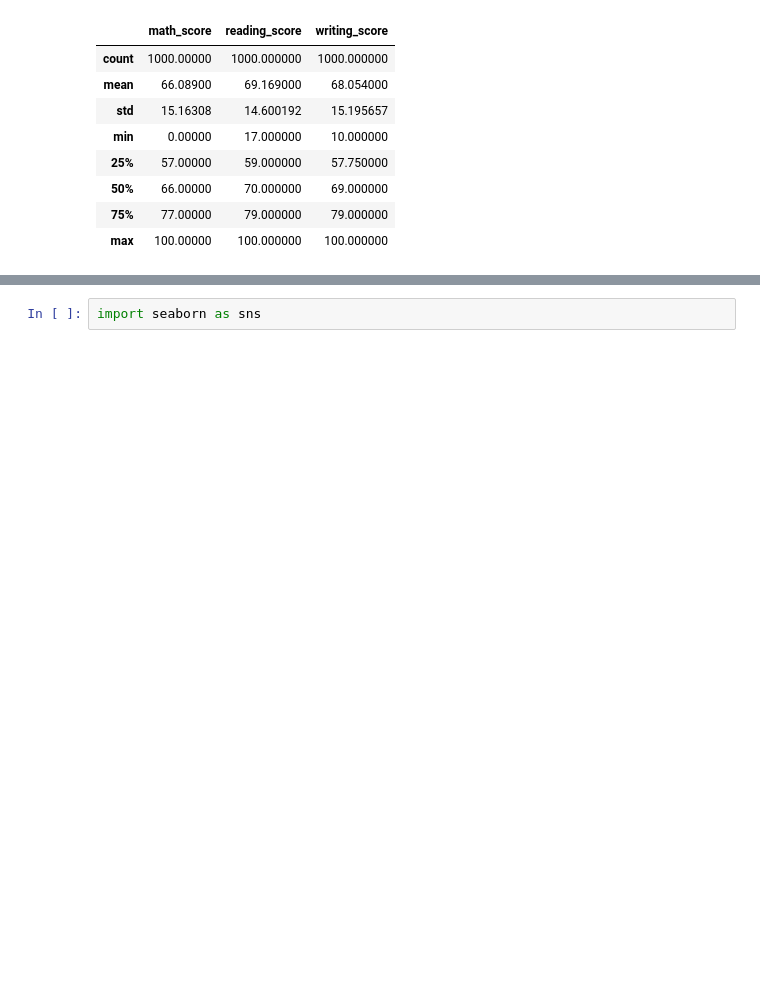
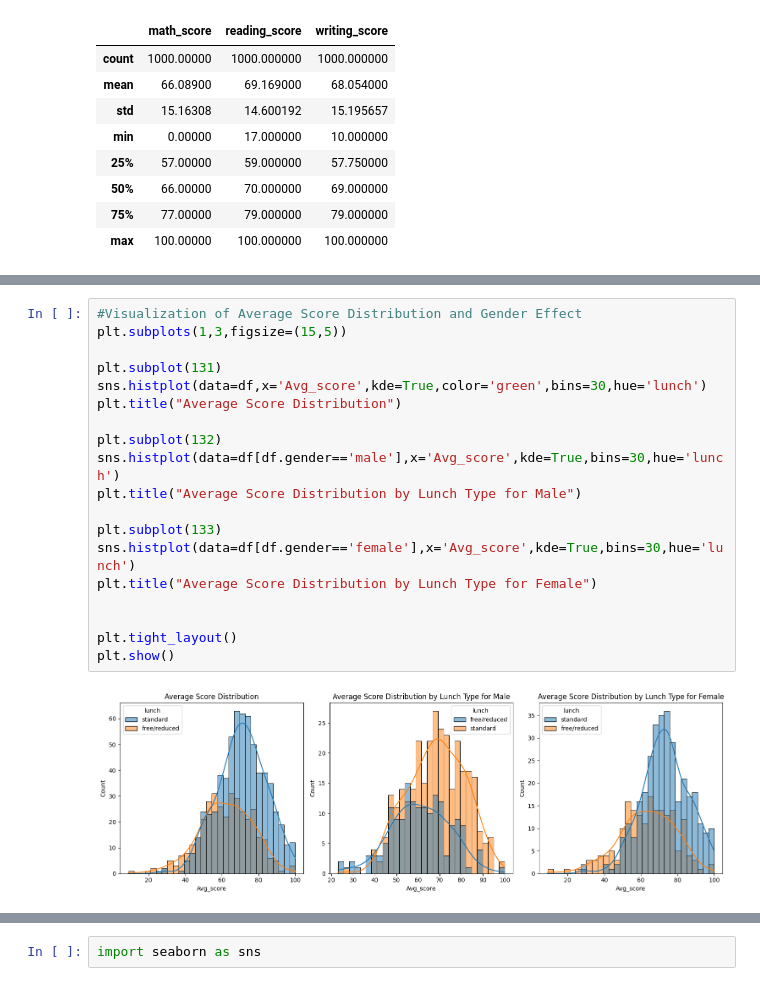
Before and after one commit to Riteshkumarps/Student_Performance, a Jupyter notebook: Notebook/EDA_student.ipynb, the cells around one changed output, grey strips where cells are left out. Cells and saved outputs as stored; diff of their text form; blank space fills up the shorter version.

```diff
--- a/Notebook/EDA_student.ipynb
+++ b/Notebook/EDA_student.ipynb
@@ -169,0 +229,21 @@ df.drop('percent', axis=1, inplace=True)
+# %%
+#Visualization of Average Score Distribution and Gender Effect
+plt.subplots(1,3,figsize=(15,5))
+
+plt.subplot(131)
+sns.histplot(data=df,x='Avg_score',kde=True,color='green',bins=30,hue='lunch')
+plt.title("Average Score Distribution")
+
+plt.subplot(132)
+sns.histplot(data=df[df.gender=='male'],x='Avg_score',kde=True,bins=30,hue='lunch')
+plt.title("Average Score Distribution by Lunch Type for Male")
+
+plt.subplot(133)
+sns.histplot(data=df[df.gender=='female'],x='Avg_score',kde=True,bins=30,hue='lunch')
+plt.title("Average Score Distribution by Lunch Type for Female")
+
+
+plt.tight_layout()
+plt.show()
+# %% [output]
+[figure, added]
```
Also changed, not shown: parts of 30 cells of this notebook.
